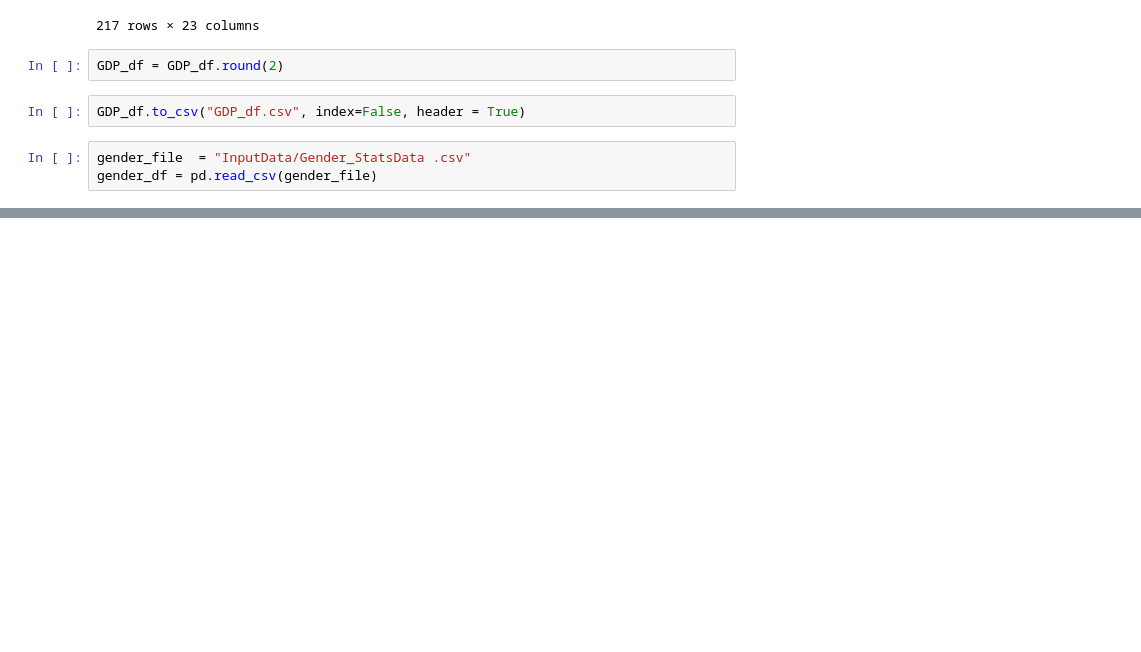
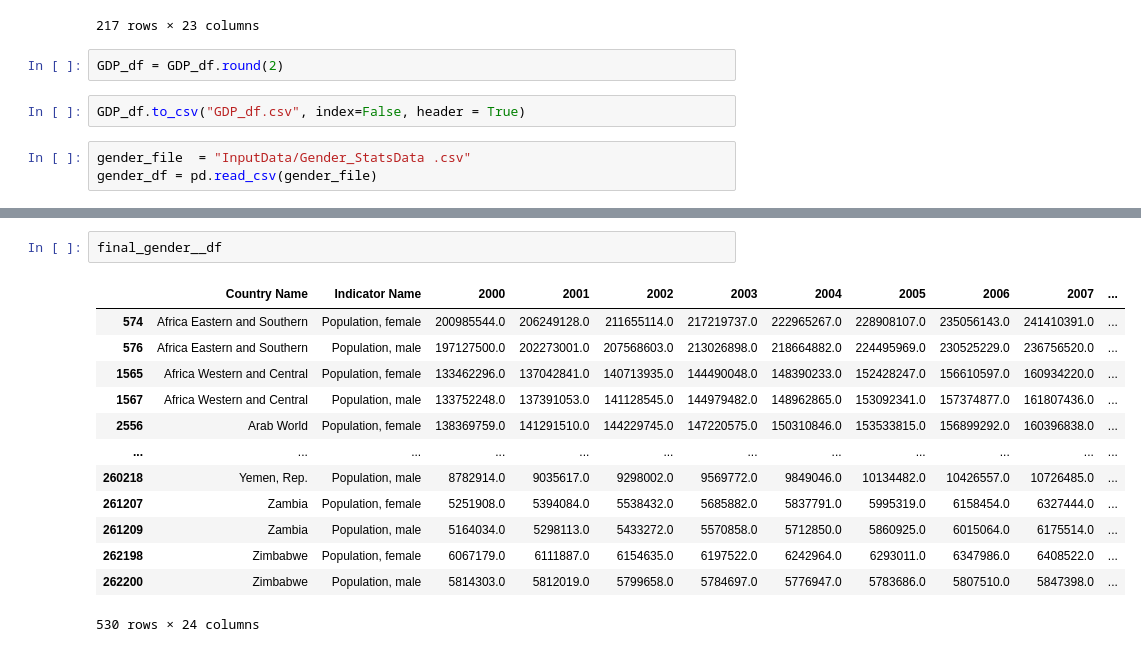
Before and after one commit to LynHJ/ETL-PostgreSQL-MongoDB, a Jupyter notebook: ETL_workbook.ipynb, the cells around one changed output, grey strips where cells are left out. Drawn from its saved outputs; the diff is of its cells as text; blank space fills up the shorter version.

```diff
--- a/ETL_workbook.ipynb
+++ b/ETL_workbook.ipynb
@@ -122,0 +135,16 @@ reduced_gender__df.head()
+# %%
+final_gender__df
+# %% [output]
+|  | Country Name | Indicator Name | 2000 | 2001 | 2002 | 2003 | 2004 | 2005 | 2006 | 2007 | ... |
+| 574 | Africa Eastern and Southern | Population, female | 200985544.0 | 206249128.0 | 211655114.0 | 217219737.0 | 222965267.0 | 228908107.0 | 235056143.0 | 241410391.0 | ... |
+| 576 | Africa Eastern and Southern | Population, male | 197127500.0 | 202273001.0 | 207568603.0 | 213026898.0 | 218664882.0 | 224495969.0 | 230525229.0 | 236756520.0 | ... |
+| 1565 | Africa Western and Central | Population, female | 133462296.0 | 137042841.0 | 140713935.0 | 144490048.0 | 148390233.0 | 152428247.0 | 156610597.0 | 160934220.0 | ... |
+| 1567 | Africa Western and Central | Population, male | 133752248.0 | 137391053.0 | 141128545.0 | 144979482.0 | 148962865.0 | 153092341.0 | 157374877.0 | 161807436.0 | ... |
+| 2556 | Arab World | Population, female | 138369759.0 | 141291510.0 | 144229745.0 | 147220575.0 | 150310846.0 | 153533815.0 | 156899292.0 | 160396838.0 | ... |
+| ... | ... | ... | ... | ... | ... | ... | ... | ... | ... | ... | ... |
+| 260218 | Yemen, Rep. | Population, male | 8782914.0 | 9035617.0 | 9298002.0 | 9569772.0 | 9849046.0 | 10134482.0 | 10426557.0 | 10726485.0 | ... |
+| 261207 | Zambia | Population, female | 5251908.0 | 5394084.0 | 5538432.0 | 5685882.0 | 5837791.0 | 5995319.0 | 6158454.0 | 6327444.0 | ... |
+| 261209 | Zambia | Population, male | 5164034.0 | 5298113.0 | 5433272.0 | 5570858.0 | 5712850.0 | 5860925.0 | 6015064.0 | 6175514.0 | ... |
+| 262198 | Zimbabwe | Population, female | 6067179.0 | 6111887.0 | 6154635.0 | 6197522.0 | 6242964.0 | 6293011.0 | 6347986.0 | 6408522.0 | ... |
+| 262200 | Zimbabwe | Population, male | 5814303.0 | 5812019.0 | 5799658.0 | 5784697.0 | 5776947.0 | 5783686.0 | 5807510.0 | 5847398.0 | ... |
+530 rows × 24 columns
```
Also changed, not shown: parts of 5 cells of this notebook.
